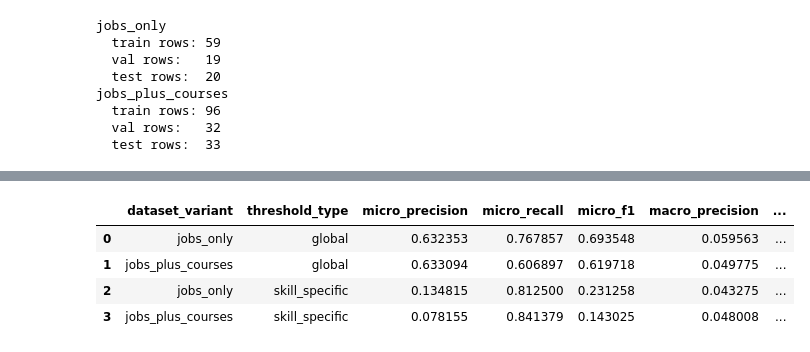
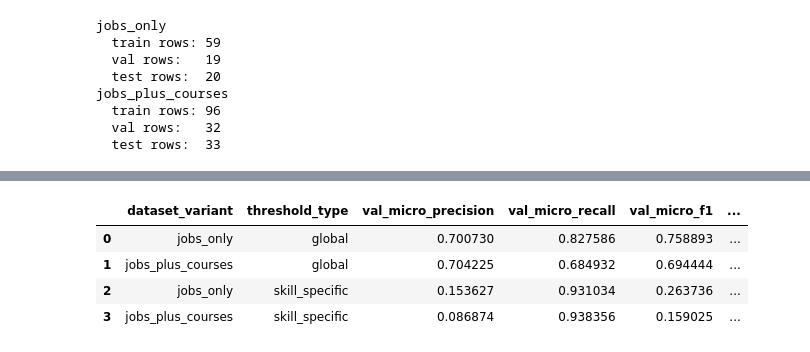
Before and after one commit to Bomb-omb/dsa4264-JobReady, a Jupyter notebook: model/ovr_thres_fixed.ipynb, the cells around one changed output, grey strips where cells are left out. Cells and saved outputs as stored; diff of their text form; code cells hidden in the pictures.

```diff
--- a/model/ovr_thres_fixed.ipynb
+++ b/model/ovr_thres_fixed.ipynb
@@ -125,6 +133,7 @@ def fit_ovr_probabilities(X_train, Y_train, X_val, X_test, skill_names):
 
     # Track which skills had a fitted logistic regression model.
     fitted_mask = np.zeros(len(skill_names), dtype=bool)
+    fitted_models = [None] * len(skill_names)
     skipped_skills = []
 
     # Train one binary classifier per skill.
@@ -143,10 +152,11 @@ def fit_ovr_probabilities(X_train, Y_train, X_val, X_test, skill_names):
             skipped_skills.append(skill_name)
             continue
 
+        # Standard OvR Binary Classifier
         model = LogisticRegression(
-            class_weight="balanced",
+            class_weight="balanced", # Vital for rare skills
             max_iter=2000,
-            random_state=42,
+            random_state=42
         )
         model.fit(X_train, y_train_j)
 
@@ -154,9 +164,11 @@ def fit_ovr_probabilities(X_train, Y_train, X_val, X_test, skill_names):
         train_proba[:, j] = model.predict_proba(X_train)[:, 1]
         val_proba[:, j] = model.predict_proba(X_val)[:, 1]
         test_proba[:, j] = model.predict_proba(X_test)[:, 1]
+
         fitted_mask[j] = True
+        fitted_models[j] = model
 
-    return train_proba, val_proba, test_proba, fitted_mask, skipped_skills
+    return train_proba, val_proba, test_proba, fitted_mask, fitted_models, skipped_skills
 
 
 def micro_metrics(y_true, y_pred):
@@ -369,7 +383,7 @@ for variant_name, frames in dataset_variants.items():
         skill_names,
     )
 
-    train_proba, val_proba, test_proba, fitted_mask, skipped_skills = fit_ovr_probabilities(
+    train_proba, val_proba, test_proba, fitted_mask, fitted_models, skipped_skills = fit_ovr_probabilities(
         X_train,
         Y_train,
         X_val,
@@ -378,19 +392,28 @@ for variant_name, frames in dataset_variants.items():
     )
 
     global_threshold = tune_global_threshold(Y_val, val_proba)
+    global_val_pred = (val_proba >= global_threshold).astype(np.uint8)
+    global_val_micro_precision, global_val_micro_recall, global_val_micro_f1 = micro_metrics(Y_val, global_val_pred)
+    global_val_macro_precision, global_val_macro_recall, global_val_macro_f1 = macro_metrics(Y_val, global_val_pred)
     global_test_pred = (test_proba >= global_threshold).astype(np.uint8)
-    global_micro_precision, global_micro_recall, global_micro_f1 = micro_metrics(Y_test, global_test_pred)
-    global_macro_precision, global_macro_recall, global_macro_f1 = macro_metrics(Y_test, global_test_pred)
+    global_test_micro_precision, global_test_micro_recall, global_test_micro_f1 = micro_metrics(Y_test, global_test_pred)
+    global_test_macro_precision, global_test_macro_recall, global_test_macro_f1 = macro_metrics(Y_test, global_test_pred)
 
     results.append({
         "dataset_variant": variant_name,
         "threshold_type": "global",
-        "micro_precision": global_micro_precision,
-        "micro_recall": global_micro_recall,
-        "micro_f1": global_micro_f1,
-        "macro_precision": global_macro_precision,
-        "macro_recall": global_macro_recall,
-        "macro_f1": global_macro_f1,
+        "val_micro_precision": global_val_micro_precision,
+        "val_micro_recall": global_val_micro_recall,
+        "val_micro_f1": global_val_micro_f1,
+        "val_macro_precision": global_val_macro_precision,
+        "val_macro_recall": global_val_macro_recall,
+        "val_macro_f1": global_val_macro_f1,
+        "test_micro_precision": global_test_micro_precision,
+        "test_micro_recall": global_test_micro_recall,
+        "test_micro_f1": global_test_micro_f1,
+        "test_macro_precision": global_test_macro_precision,
+        "test_macro_recall": global_test_macro_recall,
+        "test_macro_f1": global_test_macro_f1,
         "global_threshold": global_threshold,
         "fitted_models": int(fitted_mask.sum()),
         "skipped_skills": len(skipped_skills),
@@ -419,25 +442,45 @@ for variant_name, frames in dataset_variants.items():
             "val_positive_support": Y_val.sum(axis=0),
             "test_positive_support": Y_test.sum(axis=0),
         }),
+        "frames": frames,
+        "X_train": X_train,
+        "X_val": X_val,
+        "X_test": X_test,
+        "Y_train": Y_train,
+        "Y_val": Y_val,
+        "Y_test": Y_test,
+        "val_proba": val_proba,
+        "test_proba": test_proba,
+        "fitted_models": fitted_models,
+        "fitted_mask": fitted_mask,
     }
 
     skill_thresholds = np.full(len(skill_names), 0.5, dtype=np.float32)
     for j in np.where(fitted_mask)[0]:
         skill_thresholds[j] = tune_best_threshold_for_one_skill(Y_val[:, j], val_proba[:, j])
 
+    skill_val_pred = (val_proba >= skill_thresholds[np.newaxis, :]).astype(np.uint8)
+    skill_val_micro_precision, skill_val_micro_recall, skill_val_micro_f1 = micro_metrics(Y_val, skill_val_pred)
+    skill_val_macro_precision, skill_val_macro_recall, skill_val_macro_f1 = macro_metrics(Y_val, skill_val_pred)
     skill_test_pred = (test_proba >= skill_thresholds[np.newaxis, :]).astype(np.uint8)
-    skill_micro_precision, skill_micro_recall, skill_micro_f1 = micro_metrics(Y_test, skill_test_pred)
-    skill_macro_precision, skill_macro_recall, skill_macro_f1 = macro_metrics(Y_test, skill_test_pred)
+    skill_test_micro_precision, skill_test_micro_recall, skill_test_micro_f1 = micro_metrics(Y_test, skill_test_pred)
+    skill_test_macro_precision, skill_test_macro_recall, skill_test_macro_f1 = macro_metrics(Y_test, skill_test_pred)
 
     results.append({
         "dataset_variant": variant_name,
         "threshold_type": "skill_specific",
-        "micro_precision": skill_micro_precision,
-        "micro_recall": skill_micro_recall,
-        "micro_f1": skill_micro_f1,
-        "macro_precision": skill_macro_precision,
-        "macro_recall": skill_macro_recall,
-        "macro_f1": skill_macro_f1,
+        "val_micro_precision": skill_val_micro_precision,
+        "val_micro_recall": skill_val_micro_recall,
+        "val_micro_f1": skill_val_micro_f1,
+        "val_macro_precision": skill_val_macro_precision,
+        "val_macro_recall": skill_val_macro_recall,
+        "val_macro_f1": skill_val_macro_f1,
+        "test_micro_precision": skill_test_micro_precision,
+        "test_micro_recall": skill_test_micro_recall,
+        "test_micro_f1": skill_test_micro_f1,
+        "test_macro_precision": skill_test_macro_precision,
+        "test_macro_recall": skill_test_macro_recall,
+        "test_macro_f1": skill_test_macro_f1,
         "global_threshold": np.nan,
         "fitted_models": int(fitted_mask.sum()),
         "skipped_skills": len(skipped_skills),
@@ -446,39 +489,50 @@ for variant_name, frames in dataset_variants.items():
         "test_rows": len(frames["test"]),
     })
 
     skill_predicted_skill_lists = [indicator_row_to_skills(row, skill_names) for row in skill_test_pred]
     artifacts[(variant_name, "skill_specific")] = {
         "predictions_df": pd.DataFrame({
             "entity_type": frames["test"]["entity_type"],
             "entity_id": frames["test"]["entity_id"],
             "title": frames["test"]["display_title"],
             "actual_skills": [" | ".join(skills) for skills in frames["test"]["actual_skill_lists"]],
             "predicted_skills": [" | ".join(skills) for skills in skill_predicted_skill_lists],
             "tp": [len(set(a) & set(p)) for a, p in zip(frames["test"]["actual_skill_lists"], skill_predicted_skill_lists)],
             "fp": [len(set(p) - set(a)) for a, p in zip(frames["test"]["actual_skill_lists"], skill_predicted_skill_lists)],
             "fn": [len(set(a) - set(p)) for a, p in zip(frames["test"]["actual_skill_lists"], skill_predicted_skill_lists)],
         }),
         "thresholds_df": pd.DataFrame({
             "skill_name": skill_names,
             "threshold": skill_thresholds,
             "was_fitted": fitted_mask,
             "train_positive_support": Y_train.sum(axis=0),
             "val_positive_support": Y_val.sum(axis=0),
             "test_positive_support": Y_test.sum(axis=0),
         }),
+        "frames": frames,
+        "X_train": X_train,
+        "X_val": X_val,
+        "X_test": X_test,
+        "Y_train": Y_train,
+        "Y_val": Y_val,
+        "Y_test": Y_test,
+        "val_proba": val_proba,
+        "test_proba": test_proba,
+        "fitted_models": fitted_models,
+        "fitted_mask": fitted_mask,
     }
 
 comparison_df = pd.DataFrame(results).sort_values(
-    by=["micro_f1", "micro_recall", "macro_f1"],
+    by=["val_micro_f1", "val_micro_recall", "val_macro_f1"],
     ascending=[False, False, False],
 ).reset_index(drop=True)
 comparison_df
 # %% [output]
-|  | dataset_variant | threshold_type | micro_precision | micro_recall | micro_f1 | macro_precision | ... |
-| 0 | jobs_only | global | 0.632353 | 0.767857 | 0.693548 | 0.059563 | ... |
-| 1 | jobs_plus_courses | global | 0.633094 | 0.606897 | 0.619718 | 0.049775 | ... |
-| 2 | jobs_only | skill_specific | 0.134815 | 0.812500 | 0.231258 | 0.043275 | ... |
-| 3 | jobs_plus_courses | skill_specific | 0.078155 | 0.841379 | 0.143025 | 0.048008 | ... |
+|  | dataset_variant | threshold_type | val_micro_precision | val_micro_recall | val_micro_f1 | ... |
+| 0 | jobs_only | global | 0.700730 | 0.827586 | 0.758893 | ... |
+| 1 | jobs_plus_courses | global | 0.704225 | 0.684932 | 0.694444 | ... |
+| 2 | jobs_only | skill_specific | 0.153627 | 0.931034 | 0.263736 | ... |
+| 3 | jobs_plus_courses | skill_specific | 0.086874 | 0.938356 | 0.159025 | ... |
 # %% [markdown]
 ## Inspect the Best Configuration
 
```
Also changed, not shown: parts of 15 cells of this notebook, 4 other files.
